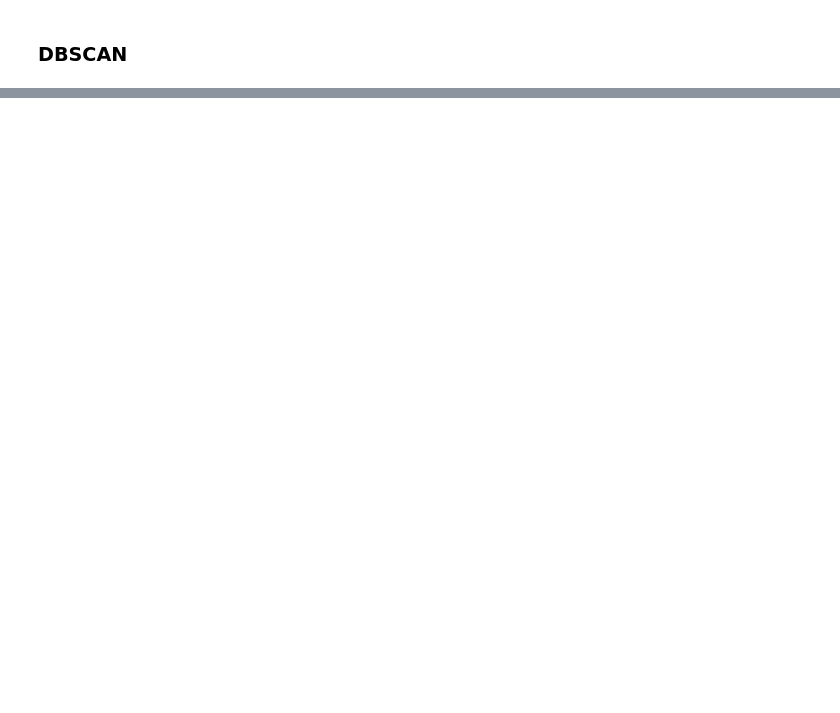
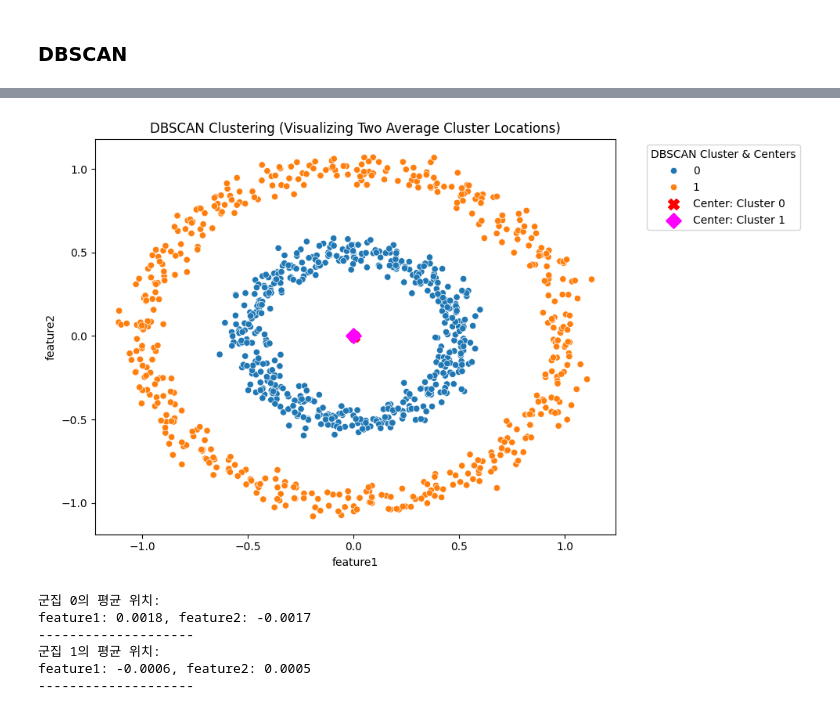
Before and after one commit to jimmynkim/MS_MachineLearning, a Jupyter notebook: 06_군집화_기본/06_군집화_알고리즘_DBSCAN.ipynb, the cells around one changed output, grey strips where cells are left out. Cells and saved outputs as stored; diff of their text form; code cells hidden in the pictures; blank space fills up the shorter version.

```diff
--- a/06_군집화_기본/06_군집화_알고리즘_DBSCAN.ipynb
+++ b/06_군집화_기본/06_군집화_알고리즘_DBSCAN.ipynb
@@ -79,0 +214,70 @@ plt.show()
+# %%
+# 임의로 DBSCAN의 각 군집에 속한 데이터 포인트들의 군집별 평균 좌표 시각화
+
+# 1. 데이터 포인트 시각화 (Hue: dbscan 레이블)
+plt.figure(figsize=(10, 6))
+sns.scatterplot(data=df, x='feature1', y='feature2', hue='dbscan')
+
+# 2. 각 군집의 평균 위치 계산 및 시각화
+unique_labels = df['dbscan'].unique()   # 중복되지 않는 모든 값(고유한 레이블)만 가져옴
+
+# 군집 마커 스타일 정의
+markers = ['X', 'D'] # 군집 0, 군집 1에 사용할 마커 모양
+colors = ['red', 'magenta'] # 군집 0, 군집 1에 사용할 마커 색상
+
+marker_index = 0
+for label in unique_labels:     # 반복문이 없으면, 우리가 몇 개의 군집이 생겼는 지 알 수 없음, 각 군집별로 정확히 평균 위치 계산
+    if label == -1:
+        continue # 잡음(-1)은 제외
+
+    # 해당 군집에 속하는 데이터 포인트만 선택
+    cluster_points = df[df['dbscan'] == label]
+
+    # 평균 좌표 계산
+    cluster_center = np.mean(cluster_points[['feature1', 'feature2']], axis=0)
+
+    # 계산된 평균 위치를 별도의 마커로 시각화
+    plt.scatter(cluster_center['feature1'], cluster_center['feature2'],
+                marker=markers[marker_index], # 군집별로 다른 마커 사용
+                s=100,      # 마커 크기를 크게 설정
+                color=colors[marker_index],
+                label=f'Center: Cluster {label}') # 범례에 표시될 이름 지정
+
+    marker_index += 1 # 다음 군집을 위해 마커/색상 인덱스 증가
+
+# 3. 그래프 설정 및 출력
+plt.title('DBSCAN Clustering (Visualizing Two Average Cluster Locations)')
+plt.xlabel('feature1')
+plt.ylabel('feature2')
+# loc='upper left'로 설정하고, bbox_to_anchor로 위치를 조정하여 겹치지 않게 합니다.
+plt.legend(title='DBSCAN Cluster & Centers', bbox_to_anchor=(1.05, 1), loc='upper left')
+plt.tight_layout()
+plt.show()
+# %% [output]
+[figure, added]
+# %%
+# DBSCAN의 각 군집에 속한 데이터 포인트들의 군집별 평균 좌표
+
+unique_labels = df['dbscan'].unique()   # 중복되지 않는 모든 값(고유한 레이블)만 추출
+
+for label in unique_labels:
+    if label == -1:
+        print(f"레이블 -1 (잡음): 평균 위치를 계산하지 않음")
+        continue
+
+    cluster_points = df[df['dbscan'] == label]
+
+    # 해당 군집의 평균 좌표 계산
+    cluster_center = np.mean(cluster_points[['feature1', 'feature2']], axis=0)
+
+    # 평균 위치 출력 (2개의 중심점이 출력되어야 함)
+    print(f"군집 {label}의 평균 위치:")
+    print(f"feature1: {cluster_center['feature1']:.4f}, feature2: {cluster_center['feature2']:.4f}")
+    print("-" * 20)
+# %% [output]
+군집 0의 평균 위치:
+feature1: 0.0018, feature2: -0.0017
+--------------------
+군집 1의 평균 위치:
+feature1: -0.0006, feature2: 0.0005
+--------------------
```
Also changed, not shown: parts of 18 cells of this notebook.
